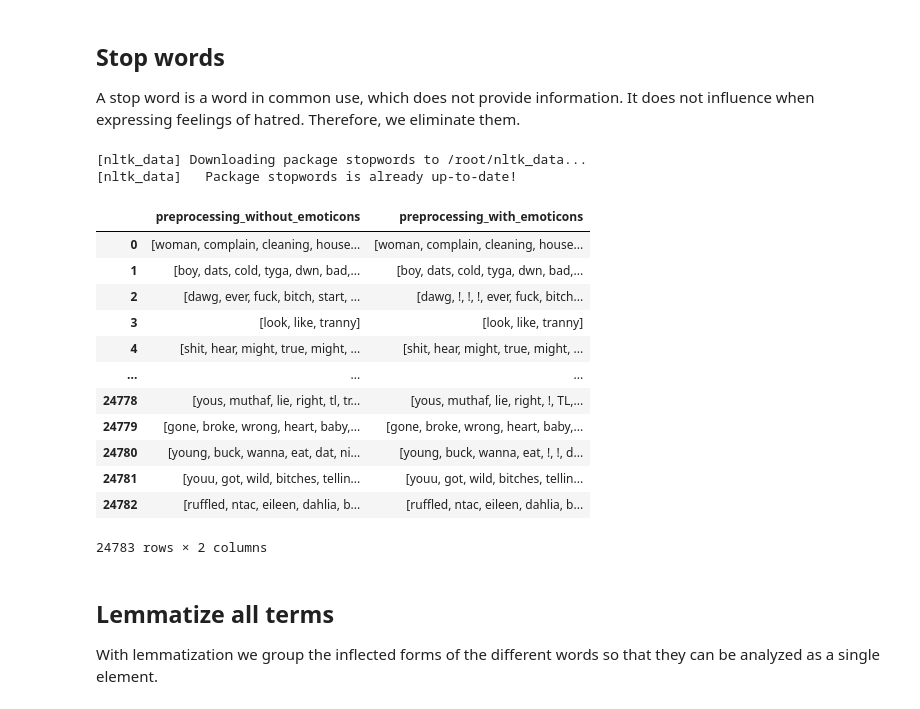
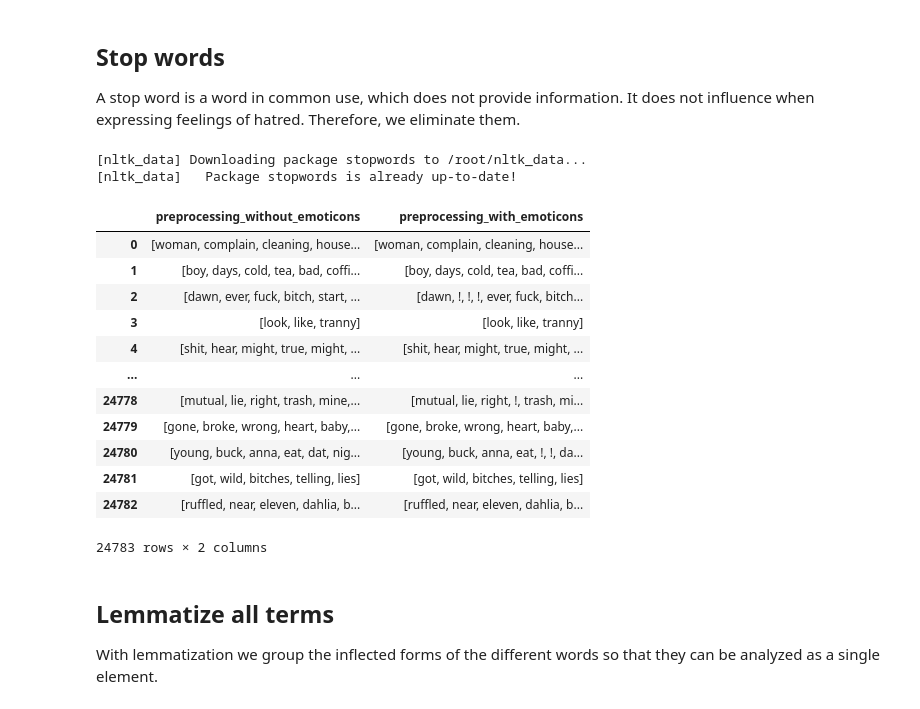
Before and after one commit to sergiobm3/ESI_MachineLearning, a Jupyter notebook: PREPROCESSING.ipynb, the cells around one changed output. Drawn from its saved outputs; the diff is of its cells as text; code cells hidden in the pictures.

```diff
--- a/PREPROCESSING.ipynb
+++ b/PREPROCESSING.ipynb
@@ -355,35 +337,33 @@ Therefore, we have provided the resulting CSV separately. You can run it in the
 # %%
 ########## ⚠️ HIGH EXECUTION TIME ⚠️ ##########
-df_correct_words = pd.DataFrame(columns=['preprocessing_with_emoticons','preprocessing_without_emoticons'])
 
-listaTweetsWithout = []
+listTweetsWithout = []
 for i in range(0,len(df_result['preprocessing_without_emoticons'])):
-  listaTweet = []
+  listTweet = []
   for j in range(0,len(df_result['preprocessing_without_emoticons'][i])):
     if df_result['preprocessing_without_emoticons'][i][j] not in bad_words:
-      listaTweet.append(correction(str(df_result['preprocessing_without_emoticons'][i][j])))
+      listTweet.append(correction(str(df_result['preprocessing_without_emoticons'][i][j])))
     else:
-      listaTweet.append(df_result['preprocessing_without_emoticons'][i][j])
-  listaTweetsWithout.append(listaTweet)
-df_correct_words['preprocessing_without_emoticons'] = listaTweetsWithout
+      listTweet.append(df_result['preprocessing_without_emoticons'][i][j])
+  listTweetsWithout.append(listTweet)
 
-
-
-################################################
+df_correct_words['preprocessing_without_emoticons'] = listTweetsWithout
 # %%
-listaTweetsWith = []
+listTweetsWith = []
 for i in range(0,len(df_result['preprocessing_with_emoticons'])):
-  listaTweet = []
+  listTweet = []
   for j in range(0,len(df_result['preprocessing_with_emoticons'][i])):
     if df_result['preprocessing_with_emoticons'][i][j] not in bad_words:
       if is_emoji(str(df_result['preprocessing_with_emoticons'][i][j])) or df_result['preprocessing_with_emoticons'][i][j]=='!':
-        listaTweet.append(str(df_result['preprocessing_with_emoticons'][i][j]))
+        listTweet.append(str(df_result['preprocessing_with_emoticons'][i][j]))
       else:
-        listaTweet.append(correction(str(df_result['preprocessing_with_emoticons'][i][j])))
+        listTweet.append(correction(str(df_result['preprocessing_with_emoticons'][i][j])))
     else:
-      listaTweet.append(df_result['preprocessing_with_emoticons'][i][j])
-  listaTweetsWith.append(listaTweet)
+      listTweet.append(df_result['preprocessing_with_emoticons'][i][j])
+  listTweetsWith.append(listTweet)
 
 
-df_correct_words['preprocessing_with_emoticons'] = listaTweetsWith
-df_correct_words
+df_correct_words['preprocessing_with_emoticons'] = listTweetsWith
+
+
+#############################################
@@ -424,34 +376,31 @@ df_correct_words
 
 A stop word is a word in common use, which does not provide information. It does not influence when expressing feelings of hatred. Therefore, we eliminate them.
 # %%
-nltk.download('stopwords')
-from nltk.corpus import stopwords
-
 english_stops = set(stopwords.words('english'))
 clear_sent_emoticon = []
 clear_sent_not_emoticon = []
 for tweet in range(0,len(df_result['preprocessing_with_emoticons'])):
   clear_sent_emoticon.append([word for word in df_correct_words['preprocessing_with_emoticons'][tweet] if word not in english_stops])
   clear_sent_not_emoticon.append([word for word in df_correct_words['preprocessing_without_emoticons'][tweet] if word not in english_stops])
 
-df_correct_words['preprocessing_with_emoticons'] = clear_sent_emoticon
-df_correct_words['preprocessing_without_emoticons'] = clear_sent_not_emoticon
+df_result['preprocessing_with_emoticons'] = clear_sent_emoticon
+df_result['preprocessing_without_emoticons'] = clear_sent_not_emoticon
 df_result
 # %% [output]
 [nltk_data] Downloading package stopwords to /root/nltk_data...
 [nltk_data]   Package stopwords is already up-to-date!
 |  | preprocessing_without_emoticons | preprocessing_with_emoticons |
 | 0 | [woman, complain, cleaning, house... | [woman, complain, cleaning, house... |
-| 1 | [boy, dats, cold, tyga, dwn, bad,... | [boy, dats, cold, tyga, dwn, bad,... |
-| 2 | [dawg, ever, fuck, bitch, start, ... | [dawg, !, !, !, ever, fuck, bitch... |
+| 1 | [boy, days, cold, tea, bad, coffi... | [boy, days, cold, tea, bad, coffi... |
+| 2 | [dawn, ever, fuck, bitch, start, ... | [dawn, !, !, !, ever, fuck, bitch... |
 | 3 | [look, like, tranny] | [look, like, tranny] |
 | 4 | [shit, hear, might, true, might, ... | [shit, hear, might, true, might, ... |
 | ... | ... | ... |
-| 24778 | [yous, muthaf, lie, right, tl, tr... | [yous, muthaf, lie, right, !, TL,... |
+| 24778 | [mutual, lie, right, trash, mine,... | [mutual, lie, right, !, trash, mi... |
 | 24779 | [gone, broke, wrong, heart, baby,... | [gone, broke, wrong, heart, baby,... |
-| 24780 | [young, buck, wanna, eat, dat, ni... | [young, buck, wanna, eat, !, !, d... |
-| 24781 | [youu, got, wild, bitches, tellin... | [youu, got, wild, bitches, tellin... |
-| 24782 | [ruffled, ntac, eileen, dahlia, b... | [ruffled, ntac, eileen, dahlia, b... |
+| 24780 | [young, buck, anna, eat, dat, nig... | [young, buck, anna, eat, !, !, da... |
+| 24781 | [got, wild, bitches, telling, lies] | [got, wild, bitches, telling, lies] |
+| 24782 | [ruffled, near, eleven, dahlia, b... | [ruffled, near, eleven, dahlia, b... |
 24783 rows × 2 columns
 # %% [markdown]
 ## Lemmatize all terms
```
Also changed, not shown: parts of 15 cells of this notebook.
